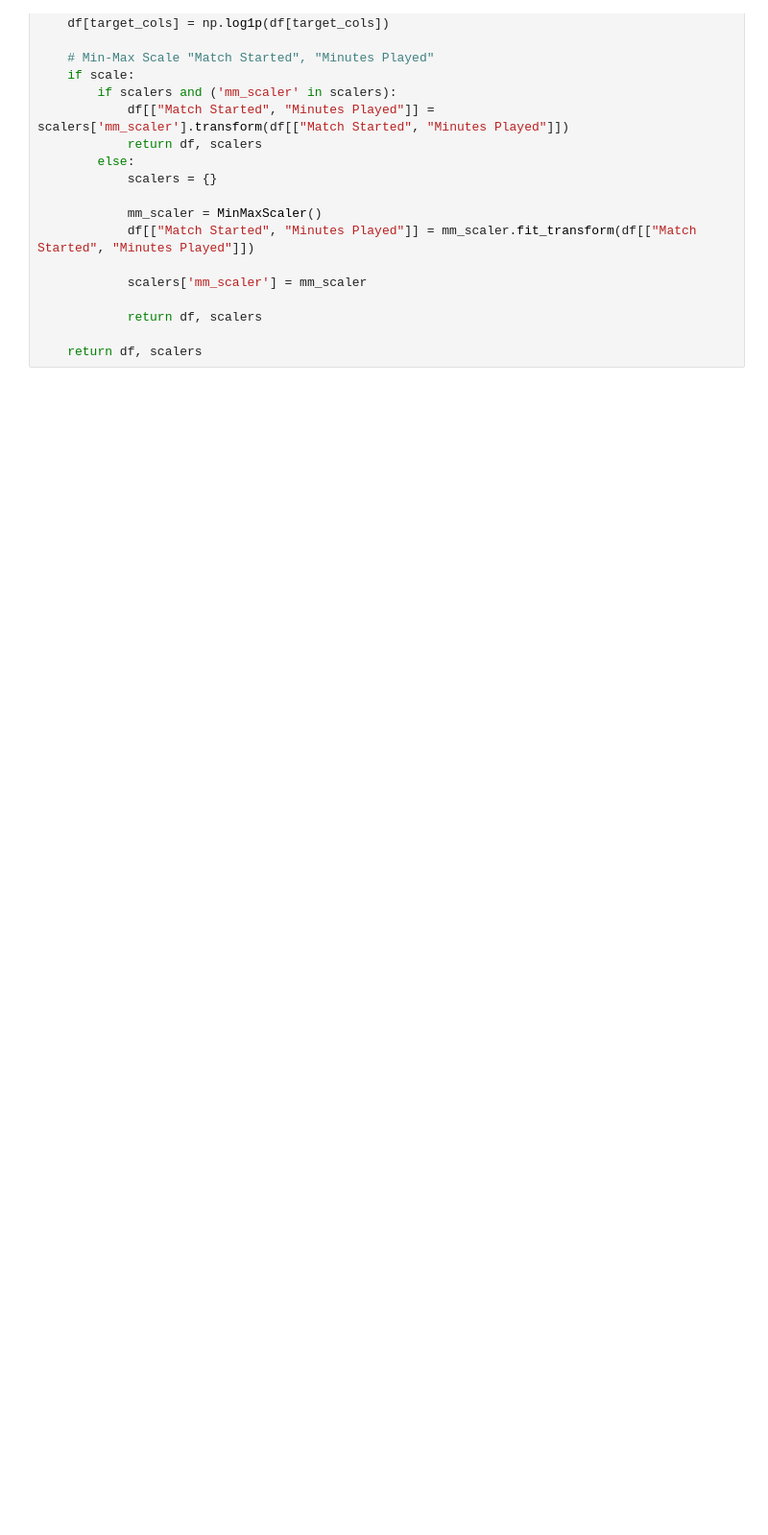
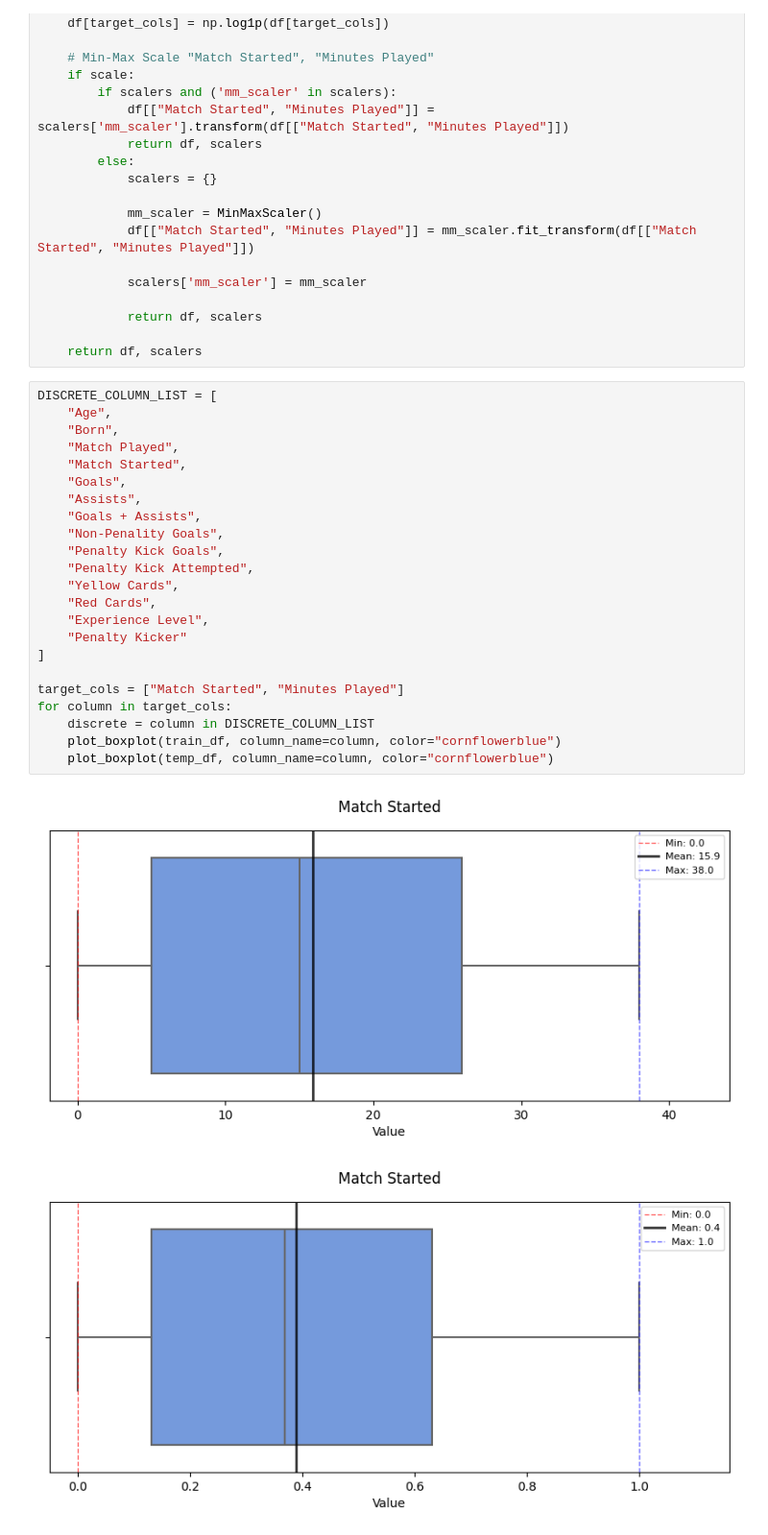
Before and after one commit to Juhyeong-Pang/MarketValuePrediction, a Jupyter notebook: notebooks/Preprocess.ipynb, the cells around one changed output. Shown at 96% size. Saved outputs shown, nothing was run; the diff lists cells and outputs as text; blank space fills up the shorter version.

```diff
--- a/notebooks/Preprocess.ipynb
+++ b/notebooks/Preprocess.ipynb
@@ -124,3 +132,29 @@ def feature_engineering(input_df: pd.DataFrame, scale=True, scalers: dict[Any] =
             return df, scalers
 
     return df, scalers
+# %%
+DISCRETE_COLUMN_LIST = [
+    "Age",
+    "Born",
+    "Match Played",
+    "Match Started",
+    "Goals",
+    "Assists",
+    "Goals + Assists",
+    "Non-Penality Goals",
+    "Penalty Kick Goals",
+    "Penalty Kick Attempted",
+    "Yellow Cards",
+    "Red Cards",
+    "Experience Level",
+    "Penalty Kicker"
+]
+
+target_cols = ["Match Started", "Minutes Played"]
+for column in target_cols:
+    discrete = column in DISCRETE_COLUMN_LIST
+    plot_boxplot(train_df, column_name=column, color="cornflowerblue")
+    plot_boxplot(temp_df, column_name=column, color="cornflowerblue")
+# %% [output]
+[figure, added]
+[figure, added]
```
Also changed, not shown: parts of 9 cells of this notebook, 8 other files.
